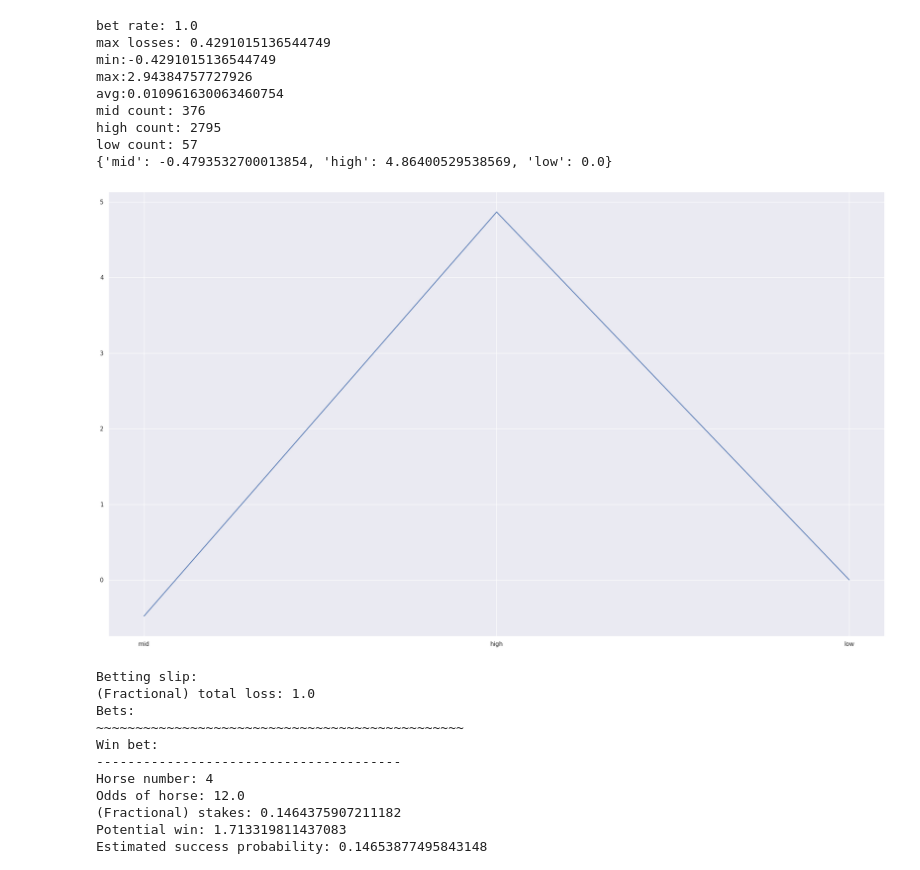
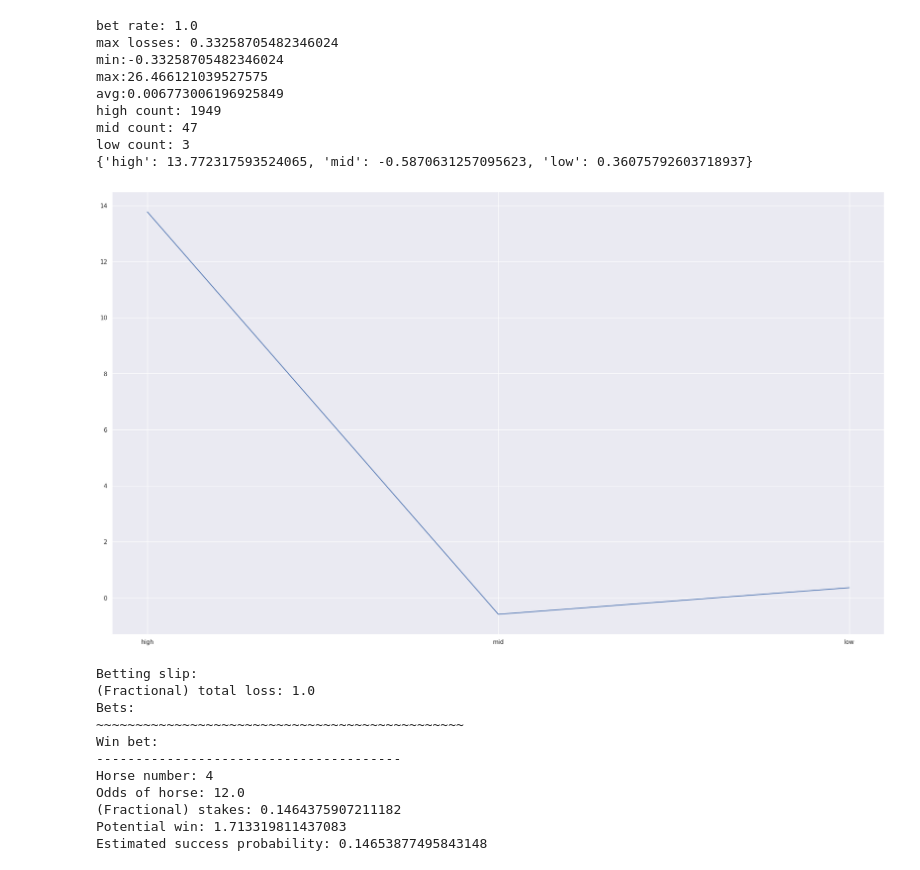
Before and after one commit to Dateb/WageringSystem, a Jupyter notebook: notebooks/Results Plotting.ipynb, the cells around one changed output. Cells and saved outputs as stored; diff of their text form; code cells hidden in the pictures.

```diff
--- a/notebooks/Results Plotting.ipynb
+++ b/notebooks/Results Plotting.ipynb
@@ -70,51 +70,52 @@ show_summary_grid(fund_history_summary)
 # %%
 from numpy import average, mean
 
 losses = [betting_slip.loss for betting_slip in fund_history_summary.betting_slips.values()]
 payouts = [betting_slip.payout_percentage for betting_slip in fund_history_summary.betting_slips.values()]
 
 print(f"bet rate: {fund_history_summary.bet_rate}")
 print(f"max losses: {max(losses)}")
 print(f"min:{min(payouts)}")
 print(f"max:{max(payouts)}")
 print(f"avg:{average(payouts)}")
 
 payout_bet_count_dist = {}
 for betting_slip in fund_history_summary.betting_slips.values():
     odds = 0
     if betting_slip.bets:
         for bet in betting_slip.bets:
-            odds = bet.predicted_horse_results[0].betting_odds
+            if bet.stakes_fraction > 0:
+                odds = bet.odds
 
-            category = "low"
-            if 2 <= odds <= 4:
-                category = "mid"
-            if 4 < odds:
-                category = "high"
-            if category not in payout_bet_count_dist:
-                payout_bet_count_dist[category] = {"total": bet.win - bet.loss, "n": 1}
-            else:
-                payout_bet_count_dist[category]["total"] += bet.win - bet.loss
-                payout_bet_count_dist[category]["n"] += 1
+                category = "low"
+                if 2 <= odds <= 4:
+                    category = "mid"
+                if 4 < odds:
+                    category = "high"
+                if category not in payout_bet_count_dist:
+                    payout_bet_count_dist[category] = {"total": bet.win - bet.loss, "n": 1}
+                else:
+                    payout_bet_count_dist[category]["total"] += bet.win - bet.loss
+                    payout_bet_count_dist[category]["n"] += 1
 
 for key in payout_bet_count_dist:
     if "total" in payout_bet_count_dist[key]:
         print(f"{key} count: {payout_bet_count_dist[key]['n']}")
         payout_bet_count_dist[key] = payout_bet_count_dist[key]["total"]
 
 print(payout_bet_count_dist)
 ax = sns.lineplot(data=payout_bet_count_dist)
 # %% [output]
 bet rate: 1.0
-max losses: 0.4291015136544749
-min:-0.4291015136544749
-max:2.94384757727926
-avg:0.010961630063460754
-mid count: 376
-high count: 2795
-low count: 57
-{'mid': -0.4793532700013854, 'high': 4.86400529538569, 'low': 0.0}
+max losses: 0.33258705482346024
+min:-0.33258705482346024
+max:26.466121039527575
+avg:0.006773006196925849
+high count: 1949
+mid count: 47
+low count: 3
+{'high': 13.772317593524065, 'mid': -0.5870631257095623, 'low': 0.36075792603718937}
-[figure, old version]
+[figure, new version]
 # %%
 sorted_betting_slips = sorted(fund_history_summary.betting_slips.values(), key=lambda x: x.payout_percentage, reverse=True)
 
```
Also changed, not shown: parts of 1 cell of this notebook, 25 other files.
